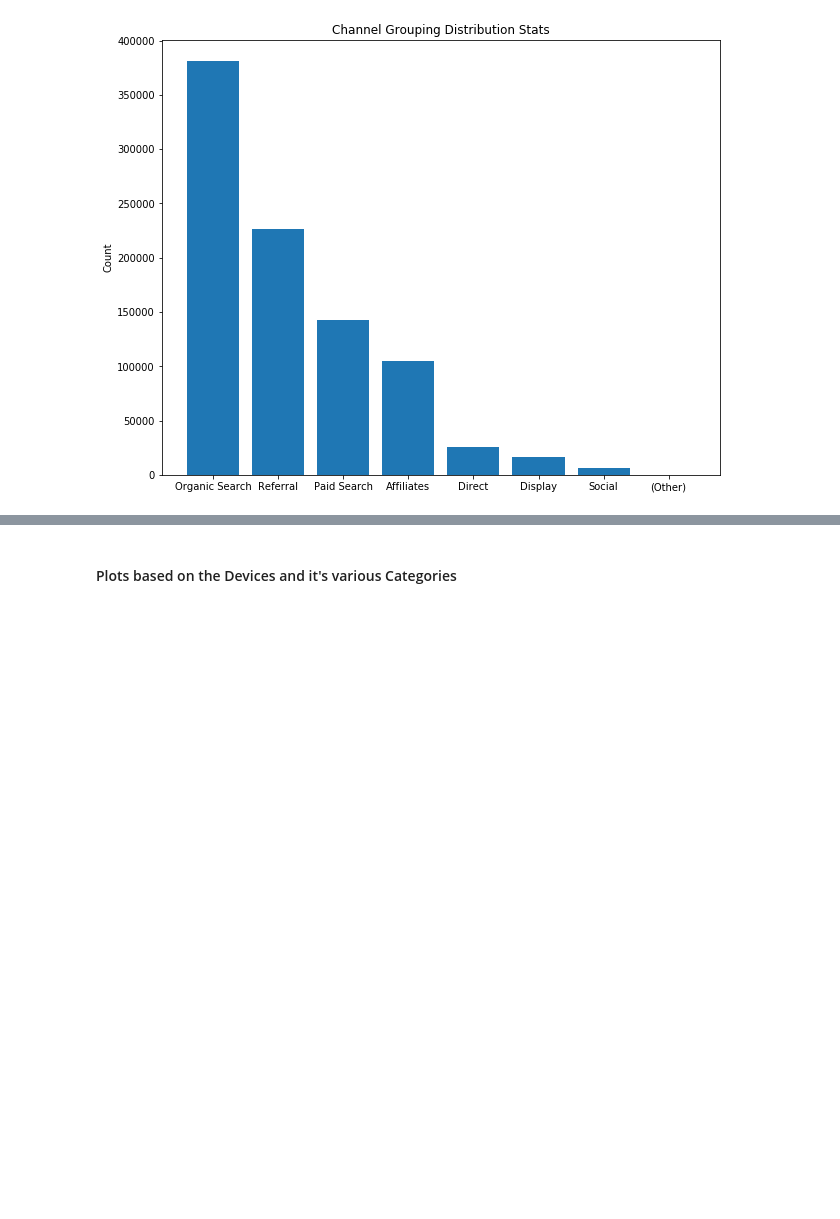
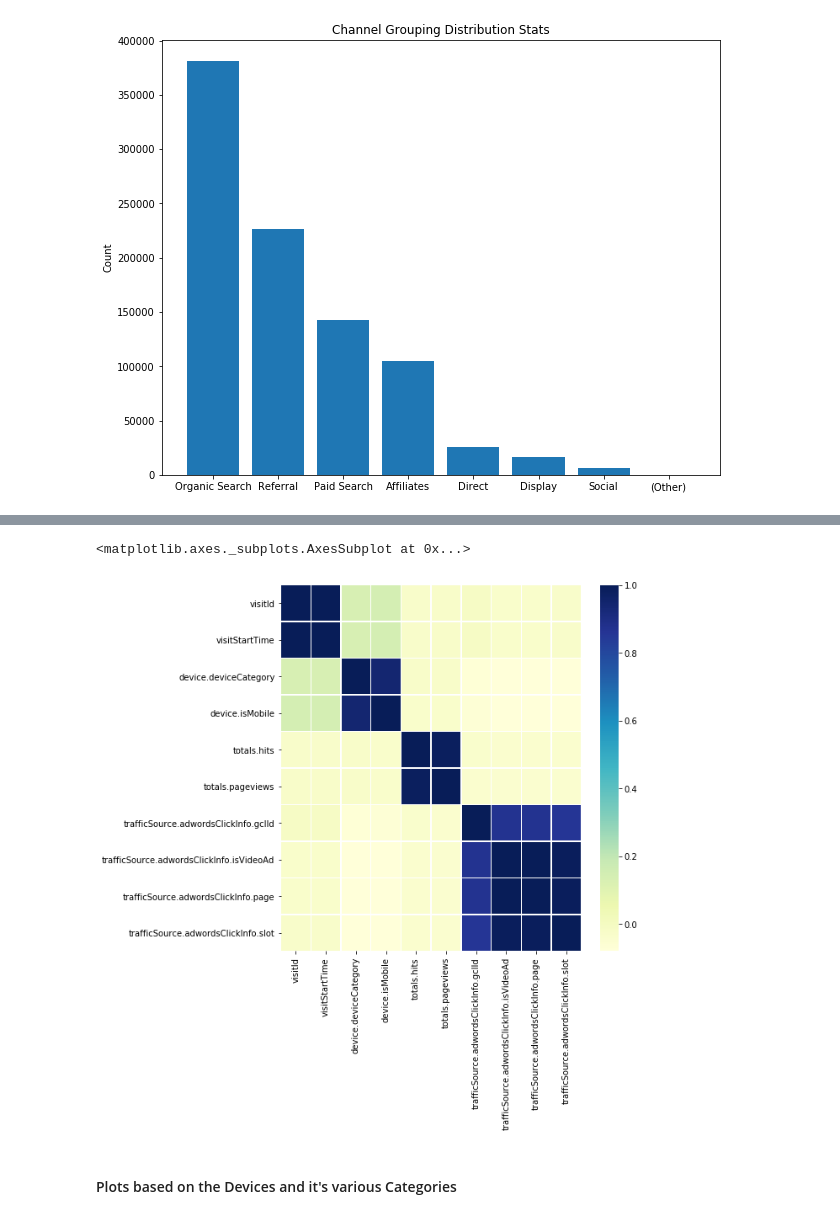
Before and after one commit to jaytorasakar8/Data-Science-Fundamentals, a Jupyter notebook: Homework 3/Customer Revenue Prediction - Kaggle.ipynb, the cells around one changed output, grey strips where cells are left out. Saved outputs shown, nothing was run; the diff lists cells and outputs as text; code cells hidden in the pictures; blank space fills up the shorter version.

```diff
--- a/Homework 3/Customer Revenue Prediction - Kaggle.ipynb
+++ b/Homework 3/Customer Revenue Prediction - Kaggle.ipynb
@@ -208,3 +244,11 @@ train_df.head()
+# %%
+correlation_df1 = train_df[[i for i in list(train_df.columns) if i in ['visitId', 'visitStartTime','device.deviceCategory','device.isMobile', 'totals.hits','totals.pageviews', 'trafficSource.adwordsClickInfo.gclId', 'trafficSource.adwordsClickInfo.isVideoAd', 'trafficSource.adwordsClickInfo.page', 'trafficSource.adwordsClickInfo.slot'] ]];
+corr1 = correlation_df1.corr()
+fig, ax = plt.subplots(figsize=(8, 8))
+sb.heatmap(corr1,  linewidths=.5, cmap="YlGnBu", annot=False)
+# %% [output]
+<matplotlib.axes._subplots.AxesSubplot at 0x...>
+[figure, added]
 # %% [markdown]
 #### Plots based on the Devices and it's various Categories
 # %%
```
Also changed, not shown: parts of 23 cells of this notebook.
